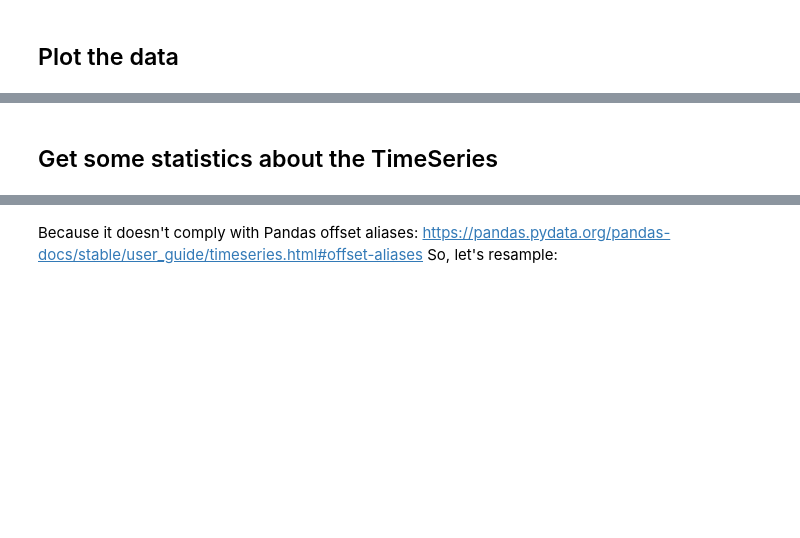
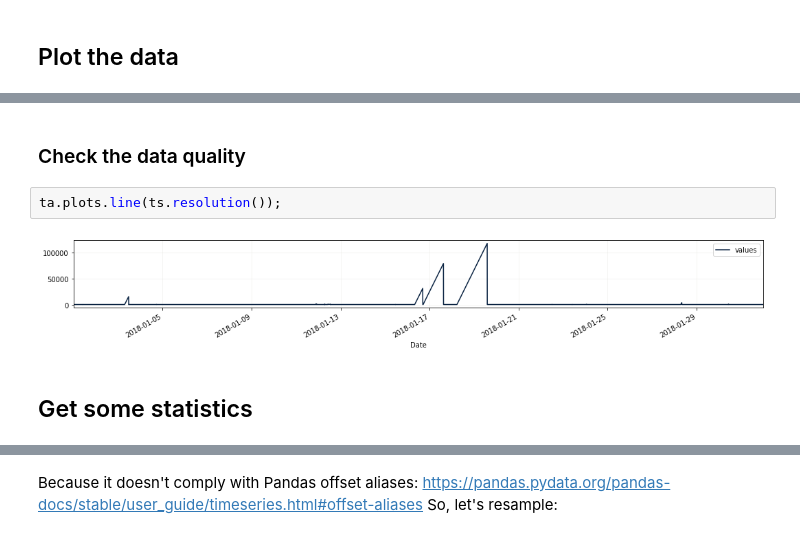
Before and after one commit to timeatlas-dev/timeatlas, a Jupyter notebook: notebooks/presentation.ipynb, the cells around one changed output, grey strips where cells are left out. Drawn from its saved outputs; the diff is of its cells as text; blank space fills up the shorter version.

```diff
--- a/notebooks/presentation.ipynb
+++ b/notebooks/presentation.ipynb
@@ -40,5 +41,11 @@ ts.plot()
+# %% [markdown]
+### Check the data quality
+# %%
+ta.plots.line(ts.resolution());
+# %% [output]
+[figure, added]
 # %% [markdown]
-## Get some statistics about the TimeSeries
+## Get some statistics
 # %%
 ts.boundaries()
 # %% [output]
```
Also changed, not shown: parts of 61 cells of this notebook, 1 other file.
